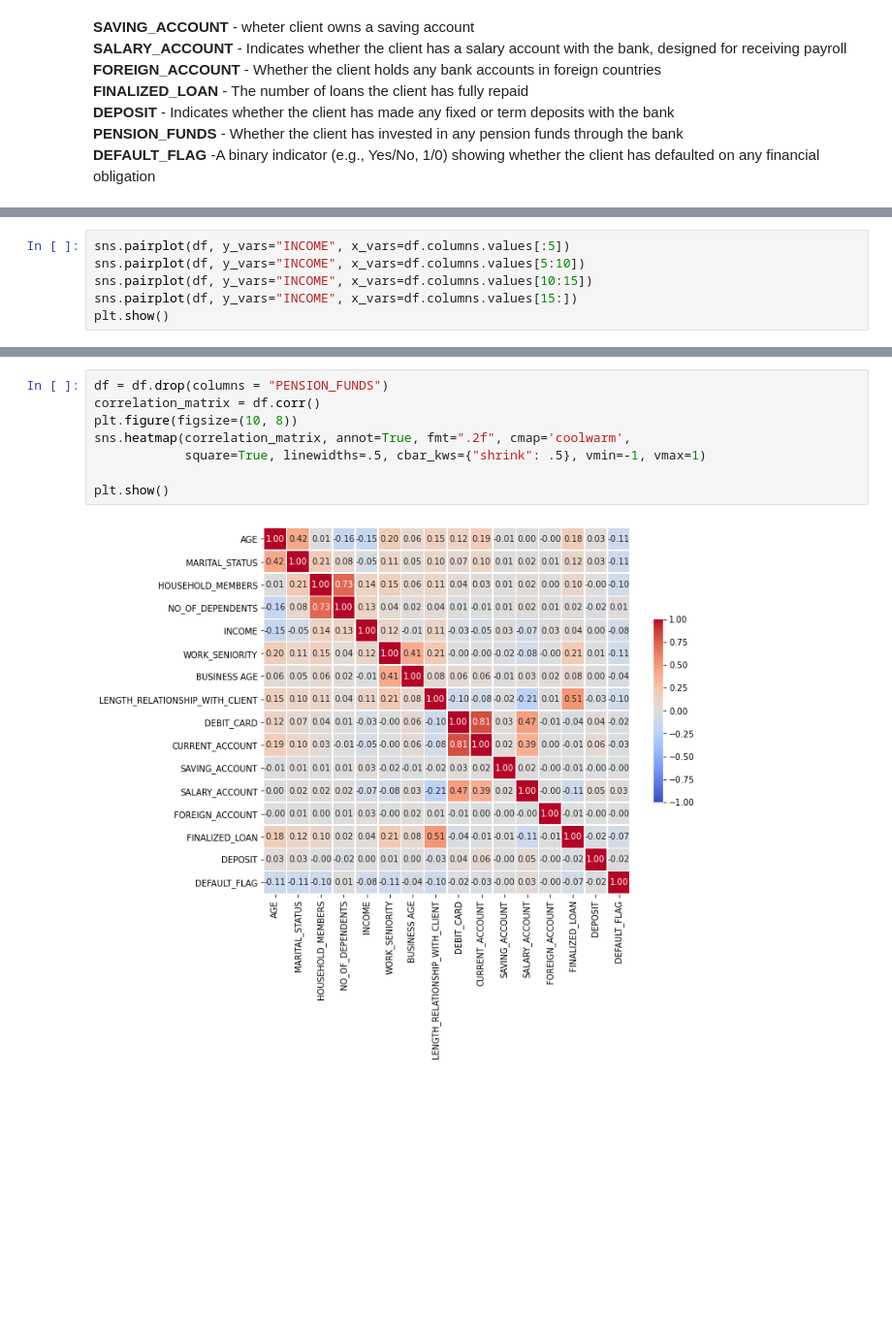
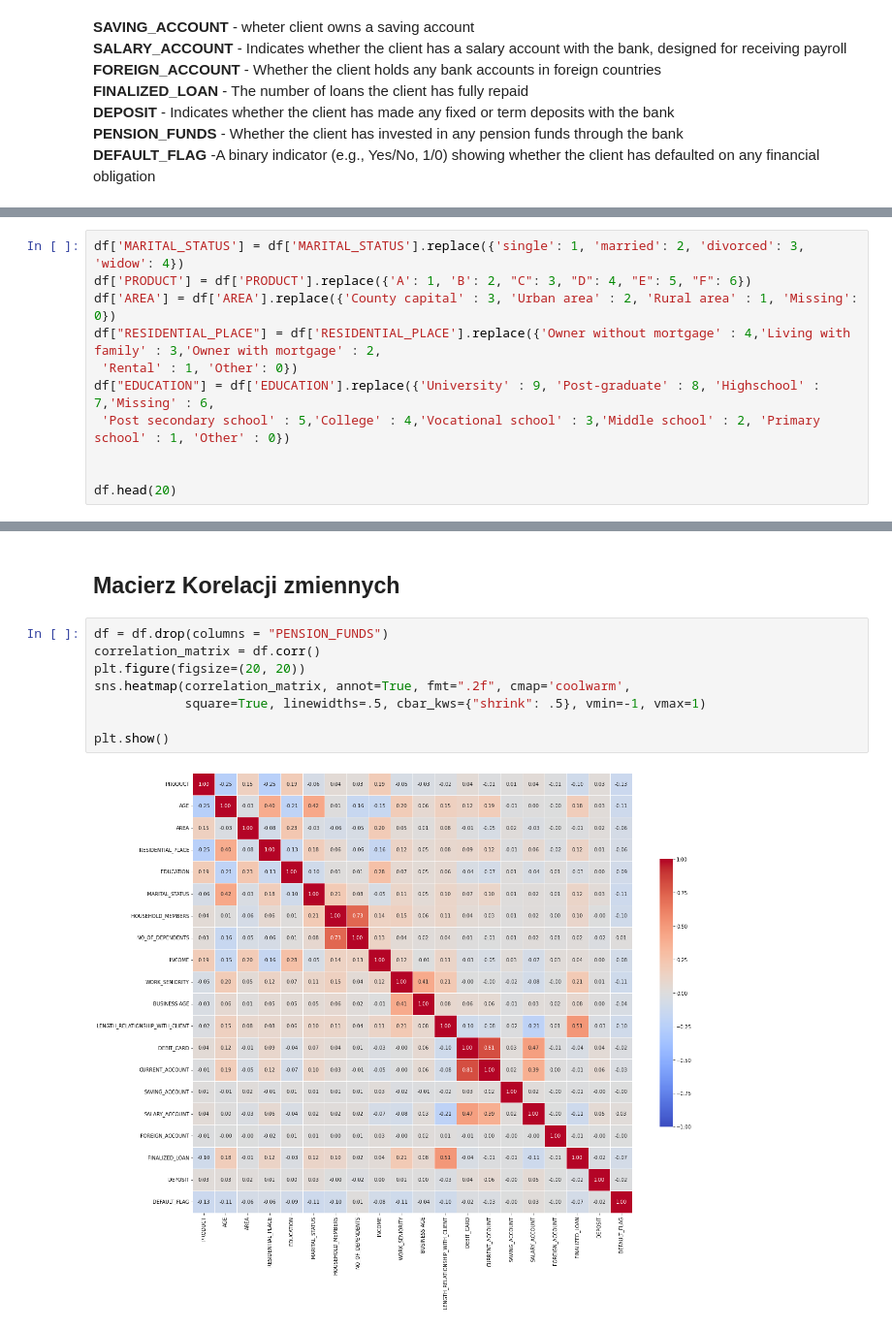
Before and after one commit to GabrielaMajstrak/ML-first-project, a Jupyter notebook: Projetk ML 1/Untitled_v2.ipynb, the cells around one changed output, grey strips where cells are left out. Shown at 97% size. Saved outputs shown, nothing was run; the diff lists cells and outputs as text; blank space fills up the shorter version.

```diff
--- a/Projetk ML 1/Untitled_v2.ipynb
+++ b/Projetk ML 1/Untitled_v2.ipynb
@@ -149,7 +144,12 @@ plt.show()
 # %%
-sns.pairplot(df, y_vars="INCOME", x_vars=df.columns.values[:5])
-sns.pairplot(df, y_vars="INCOME", x_vars=df.columns.values[5:10])
-sns.pairplot(df, y_vars="INCOME", x_vars=df.columns.values[10:15])
-sns.pairplot(df, y_vars="INCOME", x_vars=df.columns.values[15:])
-plt.show()
+df['MARITAL_STATUS'] = df['MARITAL_STATUS'].replace({'single': 1, 'married': 2, 'divorced': 3, 'widow': 4})
+df['PRODUCT'] = df['PRODUCT'].replace({'A': 1, 'B': 2, "C": 3, "D": 4, "E": 5, "F": 6})
+df['AREA'] = df['AREA'].replace({'County capital' : 3, 'Urban area' : 2, 'Rural area' : 1, 'Missing': 0})
+df["RESIDENTIAL_PLACE"] = df['RESIDENTIAL_PLACE'].replace({'Owner without mortgage' : 4,'Living with family' : 3,'Owner with mortgage' : 2,
+ 'Rental' : 1, 'Other': 0})
+df["EDUCATION"] = df['EDUCATION'].replace({'University' : 9, 'Post-graduate' : 8, 'Highschool' : 7,'Missing' : 6,
+ 'Post secondary school' : 5,'College' : 4,'Vocational school' : 3,'Middle school' : 2, 'Primary school' : 1, 'Other' : 0})
+
+
+df.head(20)
 # %% [output]
@@ -160,10 +174,12 @@ plt.show()
+# %% [markdown]
+## Macierz Korelacji zmiennych
 # %%
 df = df.drop(columns = "PENSION_FUNDS")
 correlation_matrix = df.corr()
-plt.figure(figsize=(10, 8))
+plt.figure(figsize=(20, 20))
 sns.heatmap(correlation_matrix, annot=True, fmt=".2f", cmap='coolwarm',
             square=True, linewidths=.5, cbar_kws={"shrink": .5}, vmin=-1, vmax=1)
 
 plt.show()
 # %% [output]
-[figure, old version]
+[figure, new version]
```
Also changed, not shown: parts of 12 cells of this notebook.
